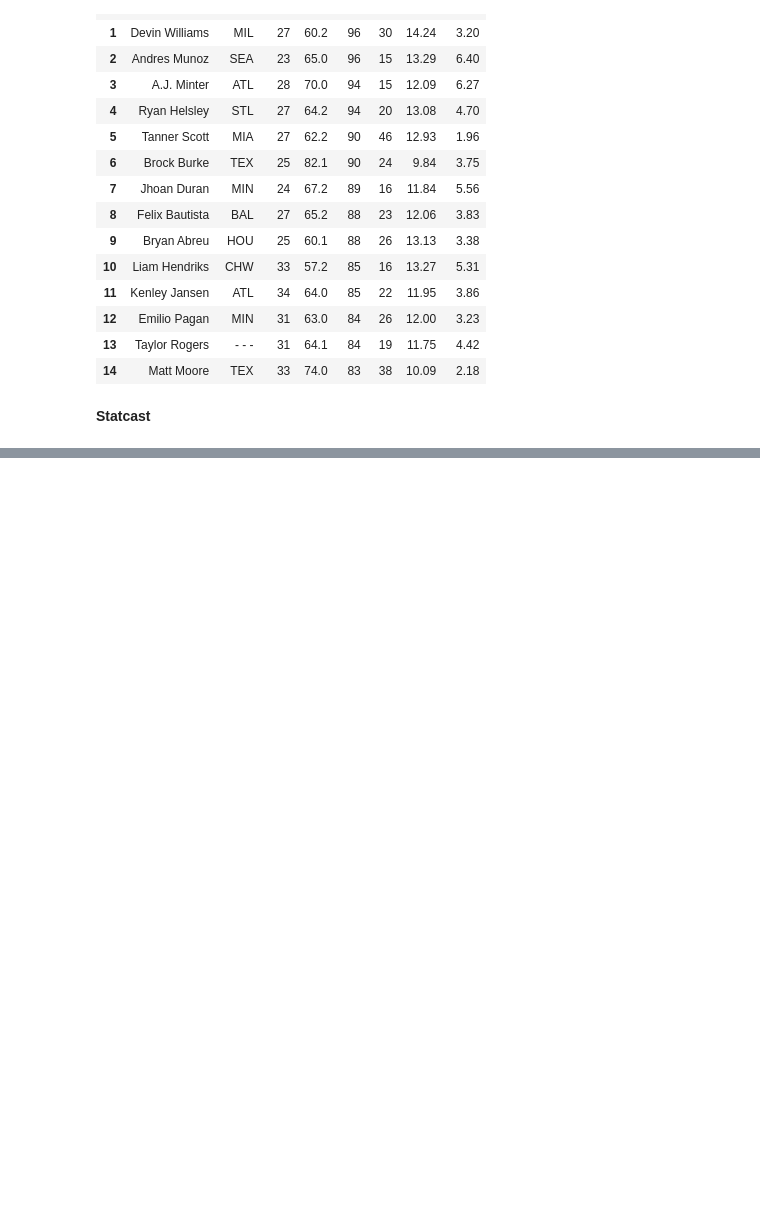
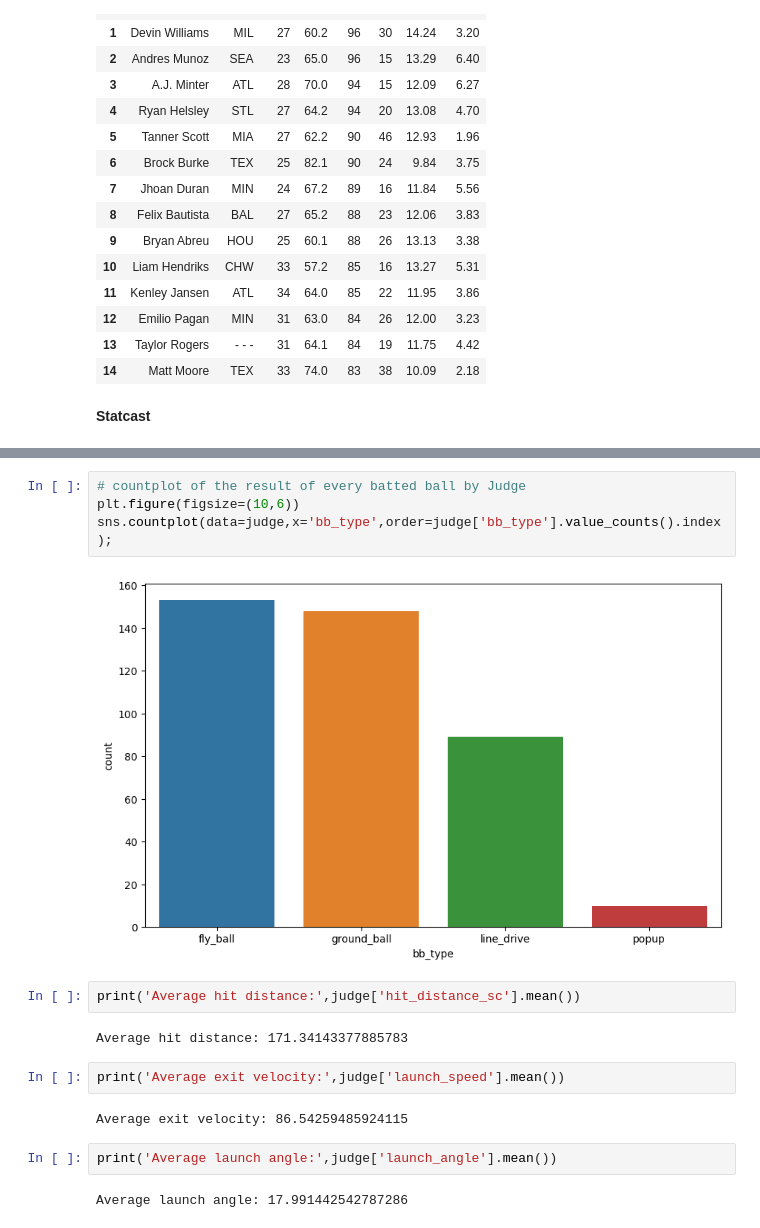
Before and after one commit to danielcho16/baseball_analytics, a Jupyter notebook: baseball_analytics.ipynb, the cells around one changed output, grey strips where cells are left out. Drawn from its saved outputs; the diff is of its cells as text; blank space fills up the shorter version.

```diff
--- a/baseball_analytics.ipynb
+++ b/baseball_analytics.ipynb
@@ -780,0 +827,18 @@ rp_df[['Name','Team','Age','IP','SO','BB','K/9','K/BB']].sort_values(by='SO',asc
+# %%
+# countplot of the result of every batted ball by Judge
+plt.figure(figsize=(10,6))
+sns.countplot(data=judge,x='bb_type',order=judge['bb_type'].value_counts().index);
+# %% [output]
+[figure, added]
+# %%
+print('Average hit distance:',judge['hit_distance_sc'].mean())
+# %% [output]
+Average hit distance: 171.34143377885783
+# %%
+print('Average exit velocity:',judge['launch_speed'].mean())
+# %% [output]
+Average exit velocity: 86.54259485924115
+# %%
+print('Average launch angle:',judge['launch_angle'].mean())
+# %% [output]
+Average launch angle: 17.991442542787286
```
Also changed, not shown: parts of 26 cells of this notebook.
